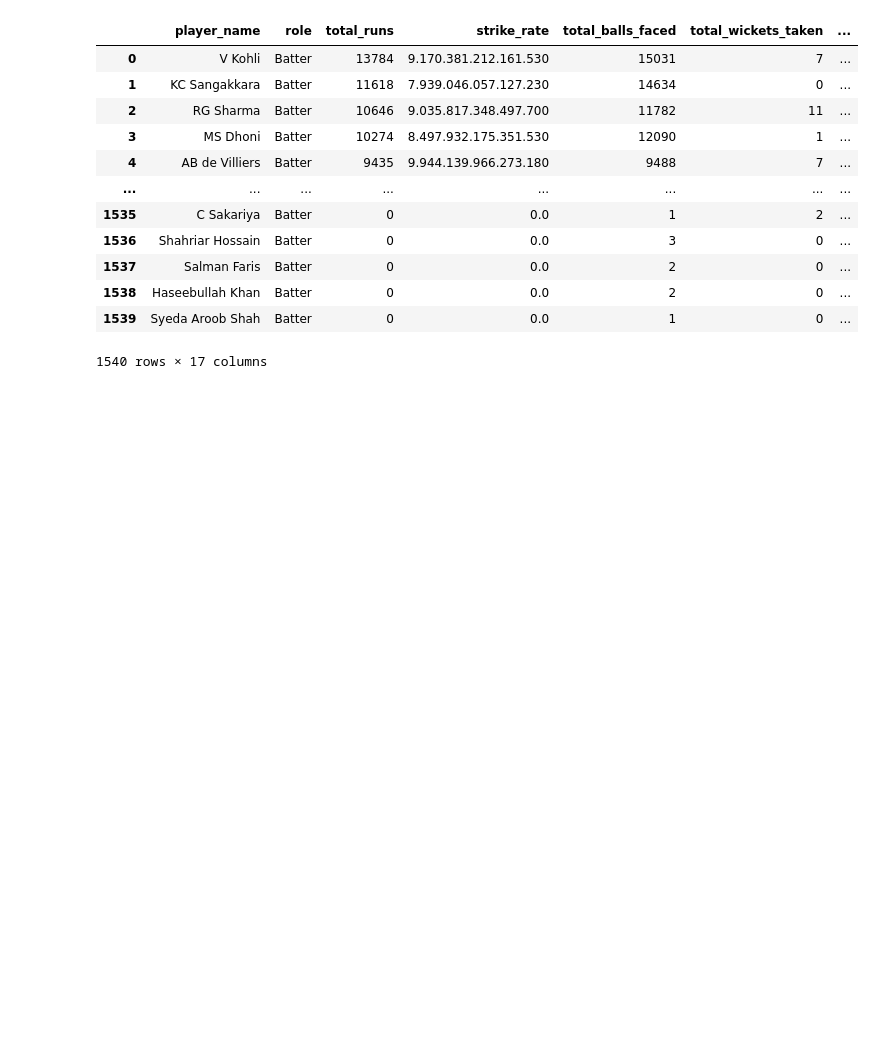
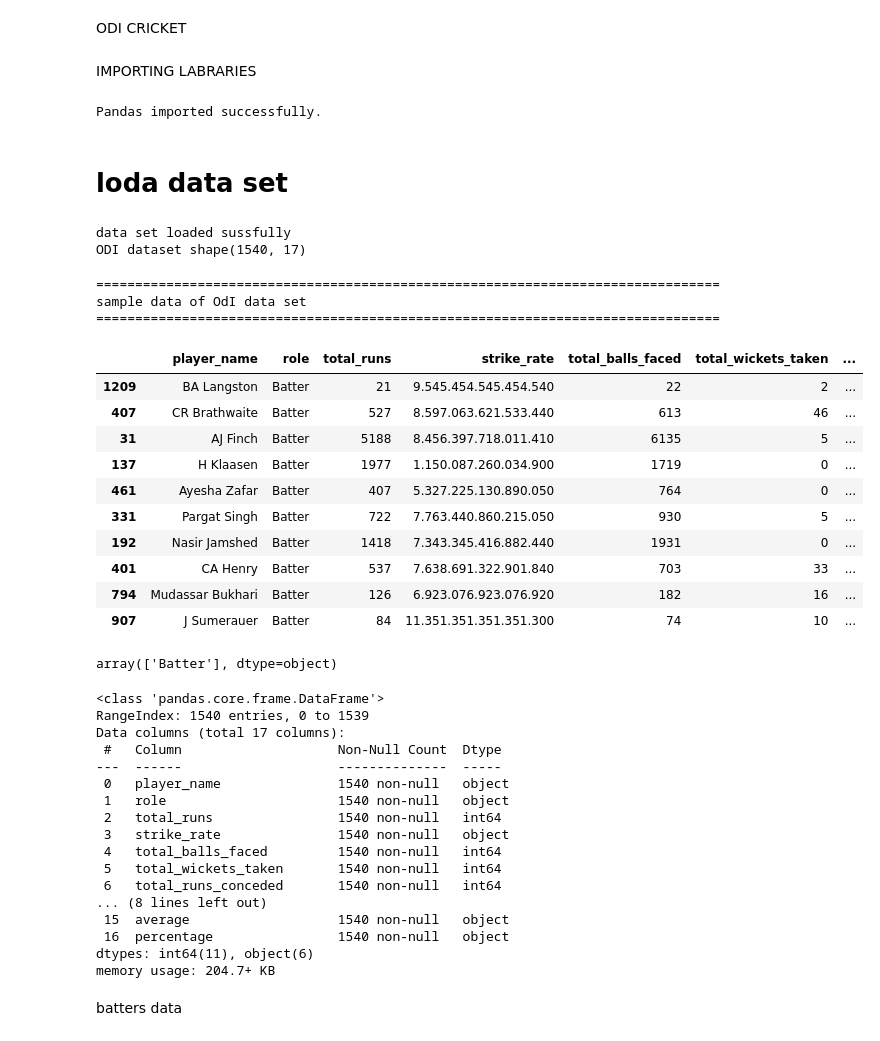
Before and after one commit to MR-pavan-patil/Pavan-Main-datascince, a Jupyter notebook: Pd & np/odi.ipynb, the cells around one changed output. Saved outputs shown, nothing was run; the diff lists cells and outputs as text; code cells hidden in the pictures; blank space fills up the shorter version.

```diff
--- a/Pd & np/odi.ipynb
+++ b/Pd & np/odi.ipynb
@@ -3,18 +1,66 @@ import pandas as pd
+# %% [markdown]
+ODI CRICKET
+# %% [markdown]
+IMPORTING LABRARIES
+# %%
+import pandas as pd
+print("Pandas imported successfully.")
+pd.set_option('display.max_columns', None)
+pd.set_option('display.max_rows', 100)
+# %% [output]
+Pandas imported successfully.
+# %% [markdown]
+# loda data set
 # %%
 data=pd.read_csv("csv data files/ODI.csv")
+print("data set loaded sussfully")
+print(f"ODI dataset shape{data.shape}")
+# %% [output]
+data set loaded sussfully
+ODI dataset shape(1540, 17)
+# %%
+print("=="*40)
+print(f"sample data of OdI data set")
+print("=="*40)
+data.sample(10)
+# %% [output]
+================================================================================
+sample data of OdI data set
+================================================================================
+|  | player_name | role | total_runs | strike_rate | total_balls_faced | total_wickets_taken | ... |
+| 1209 | BA Langston | Batter | 21 | 9.545.454.545.454.540 | 22 | 2 | ... |
+| 407 | CR Brathwaite | Batter | 527 | 8.597.063.621.533.440 | 613 | 46 | ... |
+| 31 | AJ Finch | Batter | 5188 | 8.456.397.718.011.410 | 6135 | 5 | ... |
+| 137 | H Klaasen | Batter | 1977 | 1.150.087.260.034.900 | 1719 | 0 | ... |
+| 461 | Ayesha Zafar | Batter | 407 | 5.327.225.130.890.050 | 764 | 0 | ... |
+| 331 | Pargat Singh | Batter | 722 | 7.763.440.860.215.050 | 930 | 5 | ... |
+| 192 | Nasir Jamshed | Batter | 1418 | 7.343.345.416.882.440 | 1931 | 0 | ... |
+| 401 | CA Henry | Batter | 537 | 7.638.691.322.901.840 | 703 | 33 | ... |
+| 794 | Mudassar Bukhari | Batter | 126 | 6.923.076.923.076.920 | 182 | 16 | ... |
+| 907 | J Sumerauer | Batter | 84 | 11.351.351.351.351.300 | 74 | 10 | ... |
+# %%
+data["role"].unique()
+# %% [output]
+array(['Batter'], dtype=object)
 # %%
-data
+data.info()
 # %% [output]
-|  | player_name | role | total_runs | strike_rate | total_balls_faced | total_wickets_taken | ... |
-| 0 | V Kohli | Batter | 13784 | 9.170.381.212.161.530 | 15031 | 7 | ... |
-| 1 | KC Sangakkara | Batter | 11618 | 7.939.046.057.127.230 | 14634 | 0 | ... |
-| 2 | RG Sharma | Batter | 10646 | 9.035.817.348.497.700 | 11782 | 11 | ... |
-| 3 | MS Dhoni | Batter | 10274 | 8.497.932.175.351.530 | 12090 | 1 | ... |
-| 4 | AB de Villiers | Batter | 9435 | 9.944.139.966.273.180 | 9488 | 7 | ... |
-| ... | ... | ... | ... | ... | ... | ... | ... |
-| 1535 | C Sakariya | Batter | 0 | 0.0 | 1 | 2 | ... |
-| 1536 | Shahriar Hossain | Batter | 0 | 0.0 | 3 | 0 | ... |
-| 1537 | Salman Faris | Batter | 0 | 0.0 | 2 | 0 | ... |
-| 1538 | Haseebullah Khan | Batter | 0 | 0.0 | 2 | 0 | ... |
-| 1539 | Syeda Aroob Shah | Batter | 0 | 0.0 | 1 | 0 | ... |
-1540 rows × 17 columns
+<class 'pandas.core.frame.DataFrame'>
+RangeIndex: 1540 entries, 0 to 1539
+Data columns (total 17 columns):
+ #   Column                    Non-Null Count  Dtype
+---  ------                    --------------  -----
+ 0   player_name               1540 non-null   object
+ 1   role                      1540 non-null   object
+ 2   total_runs                1540 non-null   int64
+ 3   strike_rate               1540 non-null   object
+ 4   total_balls_faced         1540 non-null   int64
+ 5   total_wickets_taken       1540 non-null   int64
+ 6   total_runs_conceded       1540 non-null   int64
+... (8 lines left out)
+ 15  average                   1540 non-null   object
+ 16  percentage                1540 non-null   object
+dtypes: int64(11), object(6)
+memory usage: 204.7+ KB
+# %% [markdown]
+batters data
```
Also changed, not shown: parts of 6 cells of this notebook, 2 other files.
